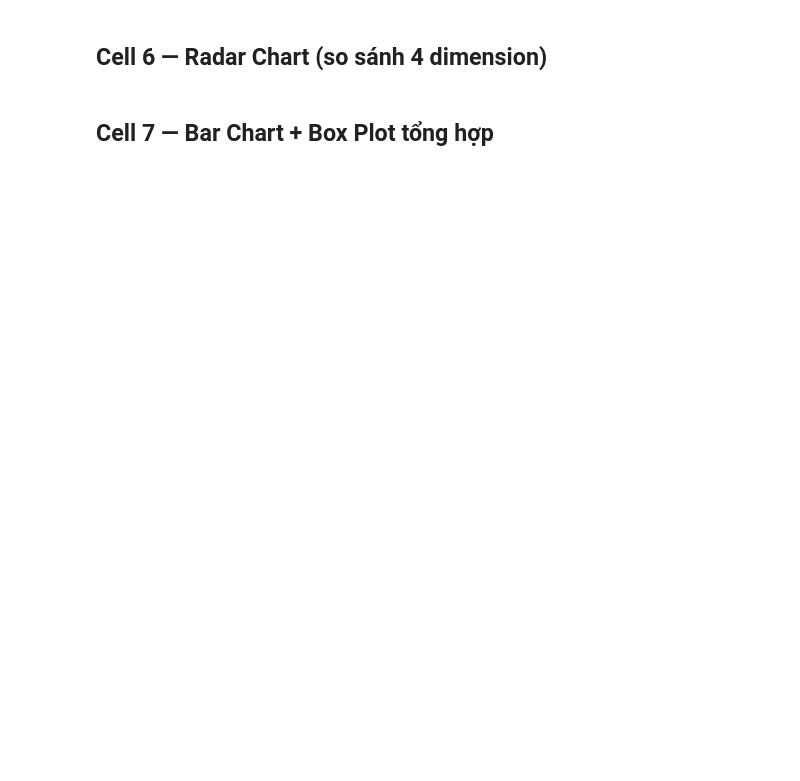
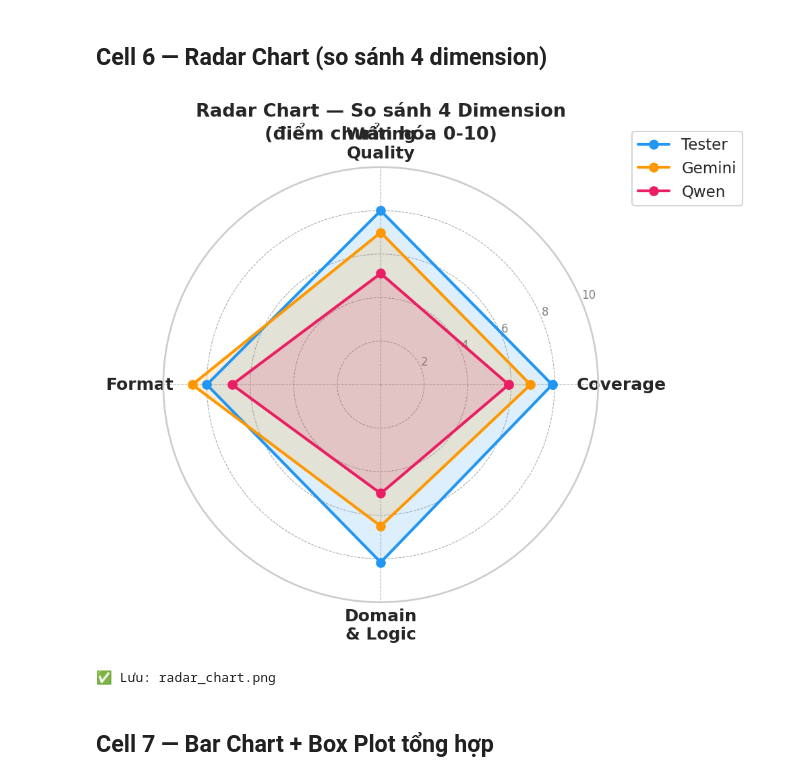
Before and after one commit to Teau-ngg/LLM-for_Testing, a Jupyter notebook: Train_LLM/Statistical_Analysis.ipynb, the cells around one changed output. Saved outputs shown, nothing was run; the diff lists cells and outputs as text; code cells hidden in the pictures; blank space fills up the shorter version.

```diff
--- a/Train_LLM/Statistical_Analysis.ipynb
+++ b/Train_LLM/Statistical_Analysis.ipynb
@@ -41,17 +45,17 @@ print('✅ Thư viện sẵn sàng!')
 # Tên các feature đã test
 FEATURES = [
     'Login',
-    'Search',
-    'Booking Flow',
+    'Giải Phương trình bậc 2',
+    'TBD ',
     # Thêm feature nếu có
 ]
 
 # ── ĐIỂM TỔNG (0-10) ────────────────────────────────────────
 # Mỗi phần tử = điểm của 1 feature
 scores = {
-    'ChatGPT':  [8.5, 7.8, 8.2],   # ← điền điểm thực tế
-    'Gemini':   [7.2, 6.9, 7.5],
-    'Qwen':     [5.8, 5.2, 6.0],
+    'Tester':  [8, 8 ,8 ],   # ← điền điểm thực tế
+    'Gemini':  [9.5, 8 ,9 ],
+    'Qwen':    [7, 7, 8 ],
 }
 
 # ── ĐIỂM TỪNG DIMENSION ─────────────────────────────────────
@@ -59,8 +63,8 @@ scores = {
 # d1: Coverage (0-3), d2: Writing Quality (0-3),
 # d3: Format (0-2),   d4: Domain & Logic (0-2)
 dimension_scores = {
-    'ChatGPT': [
-        [2.5, 2.5, 2.0, 1.5],  # Feature 1
+    'Tester': [
+        [2.5, 2.5, 1.0, 2.0],  # Feature 1
         [2.2, 2.3, 1.8, 1.5],  # Feature 2
         [2.4, 2.4, 2.0, 1.4],  # Feature 3
     ],
@@ -79,19 +83,19 @@ dimension_scores = {
 # ── METRICS PHỤ ─────────────────────────────────────────────
 # Số TC sinh ra trung bình mỗi feature
 tc_counts = {
-    'ChatGPT': [18, 22, 25],
-    'Gemini':  [15, 18, 20],
-    'Qwen':    [12, 14, 16],
+    'Tester': [10, 10, 10],
+    'Gemini':  [8, 16, 10],
+    'Qwen':    [9, 14, 16],
 }
 # Thời gian sinh (giây)
 gen_time = {
-    'ChatGPT': [12, 15, 18],   # API call
-    'Gemini':  [8,  10, 12],
-    'Qwen':    [45, 52, 60],   # Local inference
+    'Tester': [3600, 7200, 7200],   # API call
+    'Gemini':  [60,  120, 120],
+    'Qwen':    [450, 520, 300],   # Local inference
 }
 # Chi phí ước tính USD
 cost = {
-    'ChatGPT': [0.04, 0.05, 0.06],
+    'Tester': [0.04, 0.05, 0.06],
     'Gemini':  [0.00, 0.00, 0.00],
     'Qwen':    [0.00, 0.00, 0.00],
 }
@@ -271,35 +331,38 @@ N = len(dim_short)
 angles = np.linspace(0, 2 * np.pi, N, endpoint=False).tolist()
 angles += angles[:1]   # đóng vòng
 
-colors = {'ChatGPT': '#2196F3', 'Gemini': '#FF9800', 'Qwen': '#E91E63'}
+colors = {'Tester': '#2196F3', 'Gemini': '#FF9800', 'Qwen': '#E91E63'}
 
 fig, ax = plt.subplots(figsize=(7, 7),
                        subplot_kw=dict(polar=True))
 
 for model in dimension_scores:
     arr = np.array(dimension_scores[model])
     means = arr.mean(axis=0)
     normalized = [means[i] / dim_max[i] * 10 for i in range(N)]
     normalized += normalized[:1]
     ax.plot(angles, normalized, 'o-', linewidth=2,
             label=model, color=colors[model])
     ax.fill(angles, normalized, alpha=0.15, color=colors[model])
 
 ax.set_xticks(angles[:-1])
 ax.set_xticklabels(dim_short, size=12, fontweight='bold')
 ax.set_ylim(0, 10)
 ax.set_yticks([2, 4, 6, 8, 10])
 ax.set_yticklabels(['2', '4', '6', '8', '10'], size=8, color='grey')
 ax.grid(color='grey', linestyle='--', linewidth=0.5, alpha=0.7)
 
 ax.set_title('Radar Chart — So sánh 4 Dimension\n(điểm chuẩn hóa 0-10)',
              size=13, fontweight='bold', pad=20)
 ax.legend(loc='upper right', bbox_to_anchor=(1.35, 1.1), fontsize=11)
 
 plt.tight_layout()
 plt.savefig('radar_chart.png', bbox_inches='tight', dpi=150)
 plt.show()
 print('✅ Lưu: radar_chart.png')
+# %% [output]
+[figure, added]
+✅ Lưu: radar_chart.png
 # %% [markdown]
 ## Cell 7 — Bar Chart + Box Plot tổng hợp
 # %%
```
Also changed, not shown: parts of 9 cells of this notebook.
